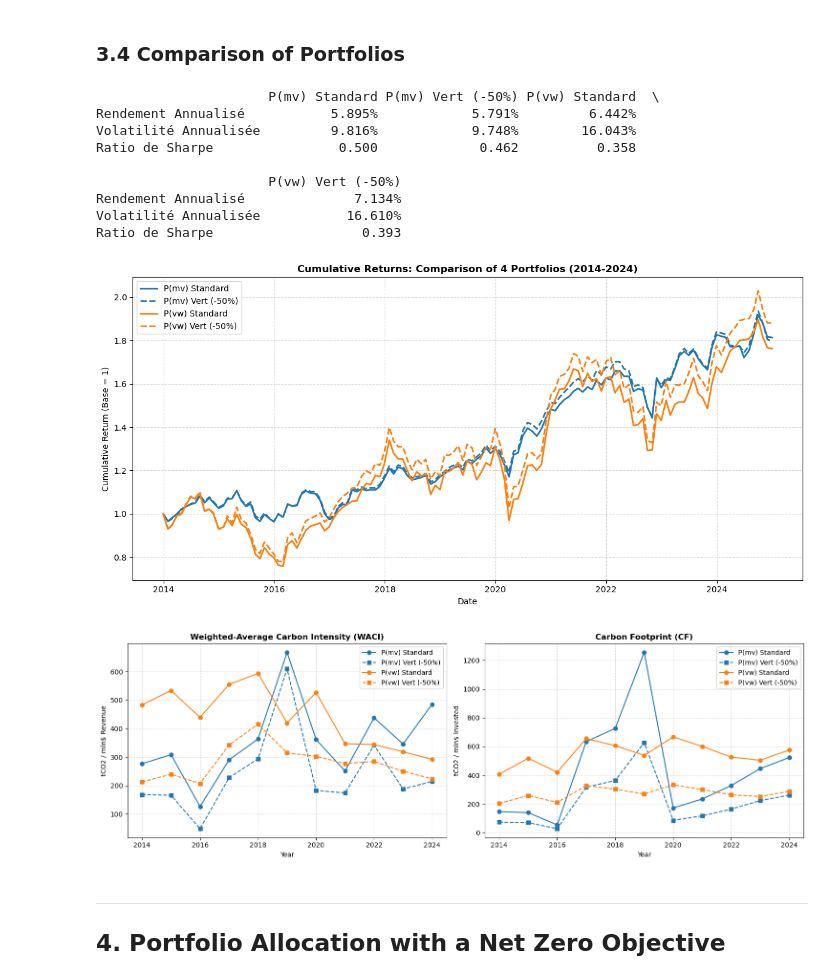
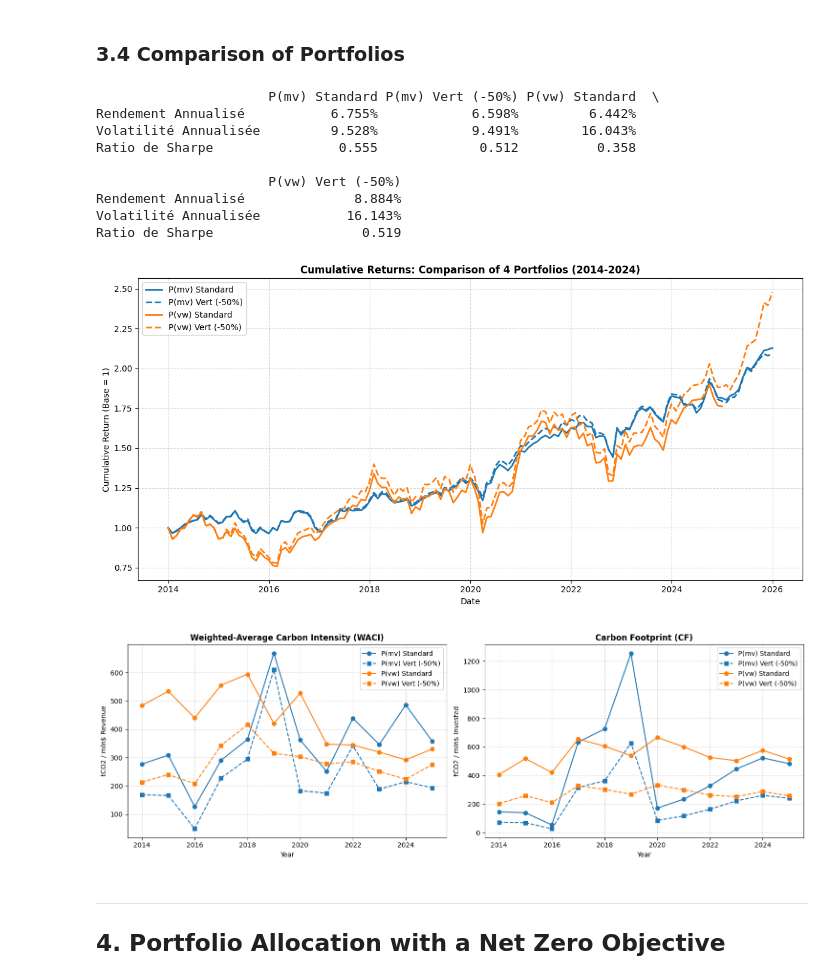
Before and after one commit to yvdri/Sustainability-Aware-Asset-Management-BB, a Jupyter notebook: Sustainability_Aware_Asset_Management_Group_BB.ipynb, the cells around one changed output. Cells and saved outputs as stored; diff of their text form; code cells hidden in the pictures.

Commit message:
Updated MVP and VW to include year 2025

```diff
--- a/Sustainability_Aware_Asset_Management_Group_BB.ipynb
+++ b/Sustainability_Aware_Asset_Management_Group_BB.ipynb
@@ -497,7 +499,7 @@ mcap = mv_monthly.copy()
 ret_cols  = pd.to_datetime(returns.columns)
 mcap.columns = pd.to_datetime(mcap.columns)  # mcap est une copie, mutation sans impact
 
-# all_months : dates réelles des données filtrées sur 2014–2024
+# all_months : dates réelles des données filtrées sur 2014–2025
 all_months = ret_cols[(ret_cols.year >= 2014) & (ret_cols.year <= 2024)]
 
 # Table de correspondance (année, mois) → date réelle dans mcap
@@ -508,7 +510,7 @@ mcap_date_lookup = {(c.year, c.month): c for c in mcap.columns}
 vw_weights = pd.DataFrame(0.0, index=mcap.index, columns=all_months)
 
 # 3. Boucle : pour chaque mois, poids = cap_i / sum(caps) avec la cap du mois précédent
-for year in range(2014, 2025):
+for year in range(2014, 2026):
     filtered = filtered_carbon_isin_dict.get(year, [])
     if not filtered:
         continue
@@ -696,7 +698,7 @@ waci_mvp, cf_mvp = {}, {}
 waci_vw,  cf_vw  = {}, {}
 top_polluters_mvp = None
 
-for year in range(2014, 2025):
+for year in range(2014, 2026):
     prev_year = year - 1
     isins = filtered_carbon_isin_dict[year]
 
@@ -822,7 +825,7 @@ print("="*50)
 
 constrained_weights_dict = {}
 
-for year in range(2014, 2025):
+for year in range(2014, 2026):
     prev_year = year - 1
     isins = filtered_carbon_isin_dict[year]
     N = len(isins)
@@ -883,7 +886,7 @@ weights_c_df = pd.DataFrame(constrained_weights_dict).fillna(0.0)
 # =============================================================================
 portfolio_returns_c = []
 
-for year in range(2014, 2025):
+for year in range(2014, 2026):
     w = weights_c_df[year].copy()
     w = w.reindex(returns.index).fillna(0.0)
     w /= w.sum()
@@ -933,7 +936,7 @@ print(fmt_df)
 # =============================================================================
 waci_mvp_c, cf_mvp_c = {}, {}
 
-for year in range(2014, 2025):
+for year in range(2014, 2026):
     prev_year = year - 1
     isins = filtered_carbon_isin_dict[year]
     w_c = weights_c_df.loc[isins, year]
@@ -956,7 +959,7 @@ waci_mvp_c = pd.Series(waci_mvp_c)
 cf_mvp_c   = pd.Series(cf_mvp_c)
 
 # =============================================================================
-# IDENTIFICATION DES CHANGEMENTS DE COMPOSITION (2024)
+# IDENTIFICATION DES CHANGEMENTS DE COMPOSITION (2025)
 # =============================================================================
 static_indexed = static_file.set_index('ISIN')
 w_std = weights_df[2024]
@@ -1026,7 +1029,7 @@ Année 2023 : MVP Vert OK | CF atteint = 223.03 (Cible = 223.03)
 # %%
 tracking_weights_dict = {}
 
-for year in range(2014, 2025):
+for year in range(2014, 2026):
     prev_year = year - 1
     isins = filtered_carbon_isin_dict[year]
     N = len(isins)
@@ -1088,7 +1091,7 @@ for year in range(2014, 2025):
 weights_te_df = pd.DataFrame(tracking_weights_dict).fillna(0.0)
 portfolio_returns_te = []
 
-for year in range(2014, 2025):
+for year in range(2014, 2026):
     w = weights_te_df[year].copy()
     w = w.reindex(returns.index).fillna(0.0)
     w /= w.sum()
@@ -1180,7 +1184,7 @@ Ratio de Sharpe                   0.358             0.393
 # =============================================================================
 waci_vw_c, cf_vw_c = {}, {}
 
-for year in range(2014, 2025):
+for year in range(2014, 2026):
     prev_year = year - 1
     isins = filtered_carbon_isin_dict[year]
     w_te = weights_te_df.loc[isins, year]
@@ -1241,41 +1245,41 @@ plt.show()
 # GRAPHIQUE 2 : WACI ET CARBON FOOTPRINT DES 4 PORTEFEUILLES
 # =============================================================================
 fig, axes = plt.subplots(1, 2, figsize=(15, 5))
 
 axes[0].plot(waci_mvp.index,   waci_mvp.values,   label='P(mv) Standard',    color='tab:blue',   marker='o')
 axes[0].plot(waci_mvp_c.index, waci_mvp_c.values, label='P(mv) Vert (-50%)', color='tab:blue',   marker='s', linestyle='--')
 axes[0].plot(waci_vw.index,    waci_vw.values,     label='P(vw) Standard',    color='tab:orange', marker='o')
 axes[0].plot(waci_vw_c.index,  waci_vw_c.values,   label='P(vw) Vert (-50%)', color='tab:orange', marker='s', linestyle='--')
 axes[0].set_title('Weighted-Average Carbon Intensity (WACI)', fontweight='bold')
 axes[0].set_ylabel('tCO2 / mln$ Revenue')
 axes[0].set_xlabel('Year')
 axes[0].legend()
 axes[0].grid(True, linestyle='--', alpha=0.5)
 
 axes[1].plot(cf_mvp.index,   cf_mvp.values,   label='P(mv) Standard',    color='tab:blue',   marker='o')
 axes[1].plot(cf_mvp_c.index, cf_mvp_c.values, label='P(mv) Vert (-50%)', color='tab:blue',   marker='s', linestyle='--')
 axes[1].plot(cf_vw.index,    cf_vw.values,     label='P(vw) Standard',    color='tab:orange', marker='o')
 axes[1].plot(cf_vw_c.index,  cf_vw_c.values,   label='P(vw) Vert (-50%)', color='tab:orange', marker='s', linestyle='--')
 axes[1].set_title('Carbon Footprint (CF)', fontweight='bold')
 axes[1].set_ylabel('tCO2 / mln$ Invested')
 axes[1].set_xlabel('Year')
 axes[1].legend()
 axes[1].grid(True, linestyle='--', alpha=0.5)
 
 plt.tight_layout()
 plt.show()
 # %% [output]
                       P(mv) Standard P(mv) Vert (-50%) P(vw) Standard  \
-Rendement Annualisé           5.895%            5.791%         6.442%
-Volatilité Annualisée         9.816%            9.748%        16.043%
-Ratio de Sharpe                0.500             0.462          0.358
+Rendement Annualisé           6.755%            6.598%         6.442%
+Volatilité Annualisée         9.528%            9.491%        16.043%
+Ratio de Sharpe                0.555             0.512          0.358
 
                       P(vw) Vert (-50%)
-Rendement Annualisé              7.134%
-Volatilité Annualisée           16.610%
-Ratio de Sharpe                   0.393
+Rendement Annualisé              8.884%
+Volatilité Annualisée           16.143%
+Ratio de Sharpe                   0.519
-[figure, old version]
+[figure, new version]
-[figure, old version]
+[figure, new version]
 # %% [markdown]
 ---
 ## 4. Portfolio Allocation with a Net Zero Objective
```
Also changed, not shown: parts of 12 cells of this notebook, 1 other file.
